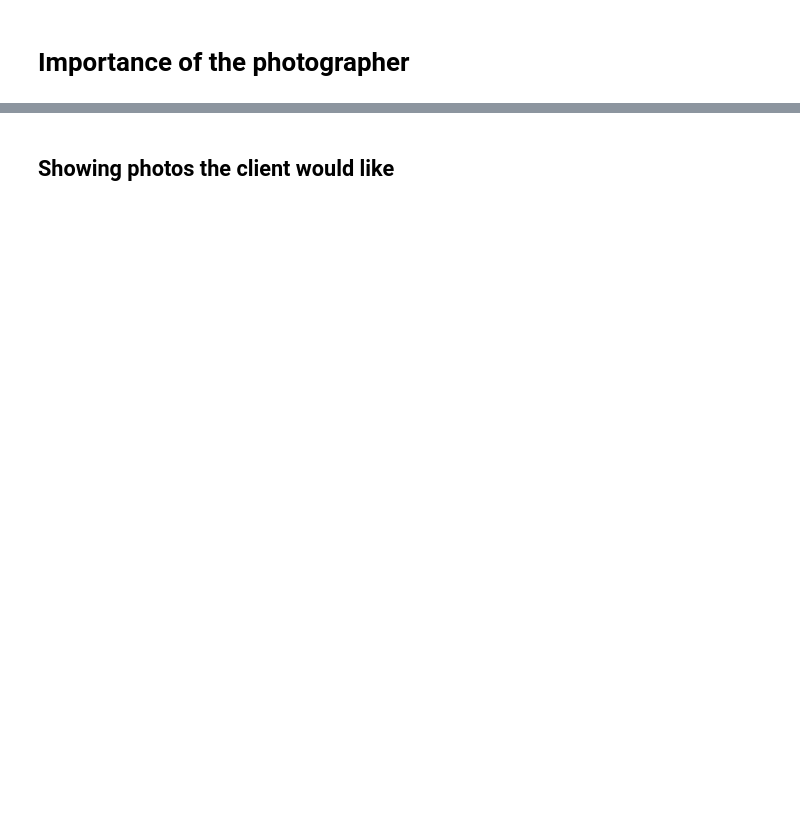
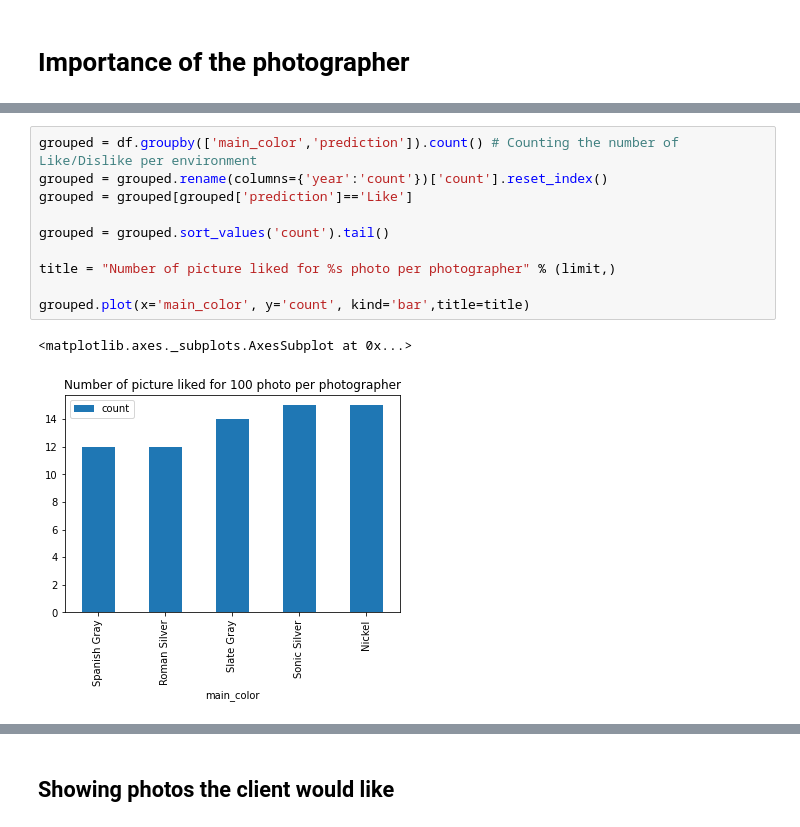
Before and after one commit to MaximeCurralCPE/Data-Mining, a Jupyter notebook: ProjetDataMining.ipynb, the cells around one changed output, grey strips where cells are left out. Saved outputs shown, nothing was run; the diff lists cells and outputs as text; blank space fills up the shorter version.

```diff
--- a/ProjetDataMining.ipynb
+++ b/ProjetDataMining.ipynb
@@ -571 +588,14 @@ grouped.plot(x='photographer', y='count', kind='barh',title=title)
+# %%
+grouped = df.groupby(['main_color','prediction']).count() # Counting the number of Like/Dislike per environment
+grouped = grouped.rename(columns={'year':'count'})['count'].reset_index()
+grouped = grouped[grouped['prediction']=='Like']
+
+grouped = grouped.sort_values('count').tail()
+
+title = "Number of picture liked for %s photo per photographer" % (limit,)
+
+grouped.plot(x='main_color', y='count', kind='bar',title=title)
+# %% [output]
+<matplotlib.axes._subplots.AxesSubplot at 0x...>
+[figure, added]
 # %% [markdown]
```
Also changed, not shown: parts of 10 cells of this notebook.
